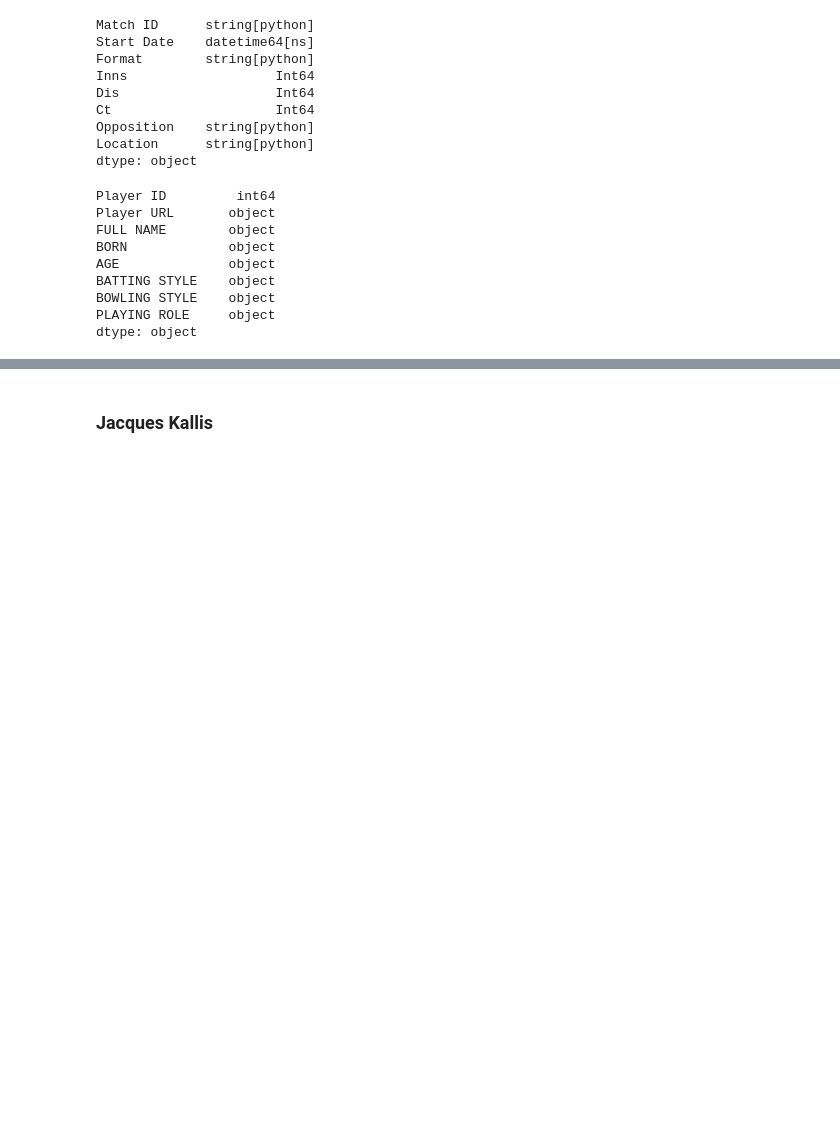
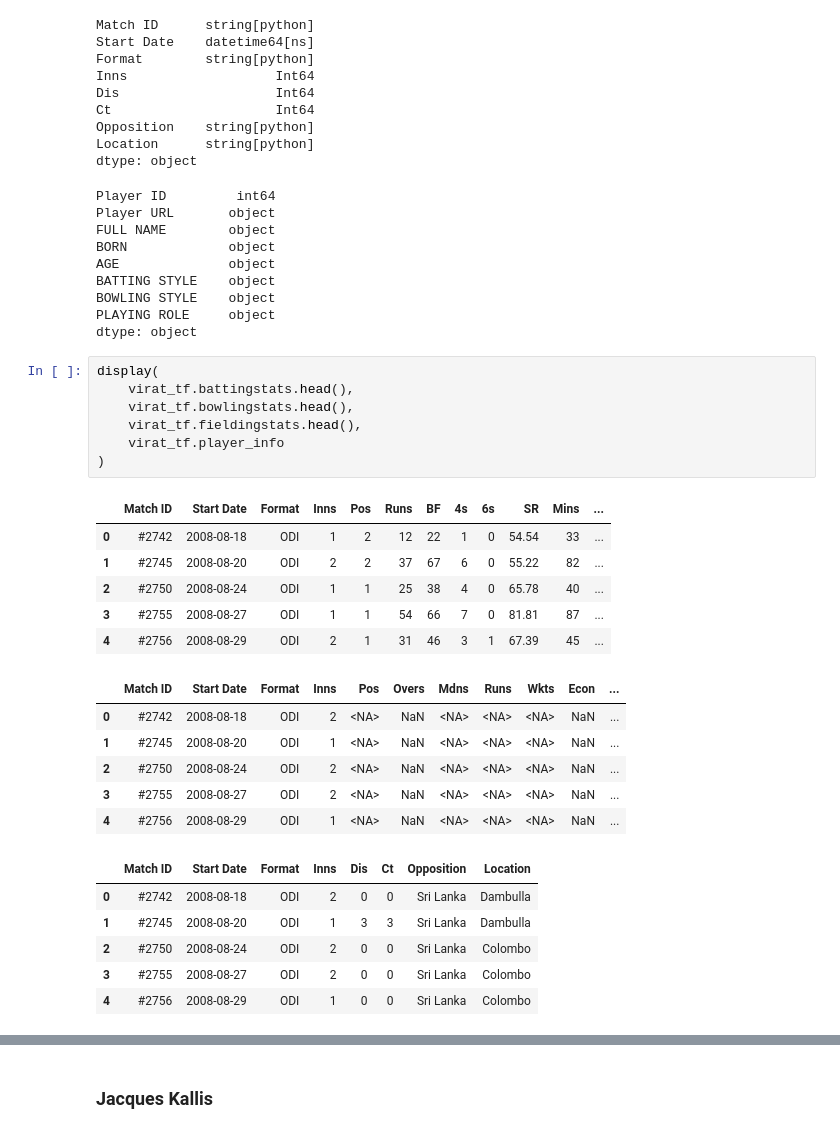
Before and after one commit to yashj1301/cricketer-stats, a Jupyter notebook: notebooks/check.ipynb, the cells around one changed output, grey strips where cells are left out. Drawn from its saved outputs; the diff is of its cells as text; blank space fills up the shorter version.

```diff
--- a/notebooks/check.ipynb
+++ b/notebooks/check.ipynb
@@ -725,3 +725,29 @@ BATTING STYLE    object
 BOWLING STYLE    object
 PLAYING ROLE     object
 dtype: object
+# %%
+display(
+    virat_tf.battingstats.head(),
+    virat_tf.bowlingstats.head(),
+    virat_tf.fieldingstats.head(),
+    virat_tf.player_info
+)
+# %% [output]
+|  | Match ID | Start Date | Format | Inns | Pos | Runs | BF | 4s | 6s | SR | Mins | ... |
+| 0 | #2742 | 2008-08-18 | ODI | 1 | 2 | 12 | 22 | 1 | 0 | 54.54 | 33 | ... |
+| 1 | #2745 | 2008-08-20 | ODI | 2 | 2 | 37 | 67 | 6 | 0 | 55.22 | 82 | ... |
+| 2 | #2750 | 2008-08-24 | ODI | 1 | 1 | 25 | 38 | 4 | 0 | 65.78 | 40 | ... |
+| 3 | #2755 | 2008-08-27 | ODI | 1 | 1 | 54 | 66 | 7 | 0 | 81.81 | 87 | ... |
+| 4 | #2756 | 2008-08-29 | ODI | 2 | 1 | 31 | 46 | 3 | 1 | 67.39 | 45 | ... |
+|  | Match ID | Start Date | Format | Inns | Pos | Overs | Mdns | Runs | Wkts | Econ | ... |
+| 0 | #2742 | 2008-08-18 | ODI | 2 | <NA> | NaN | <NA> | <NA> | <NA> | NaN | ... |
+| 1 | #2745 | 2008-08-20 | ODI | 1 | <NA> | NaN | <NA> | <NA> | <NA> | NaN | ... |
+| 2 | #2750 | 2008-08-24 | ODI | 2 | <NA> | NaN | <NA> | <NA> | <NA> | NaN | ... |
+| 3 | #2755 | 2008-08-27 | ODI | 2 | <NA> | NaN | <NA> | <NA> | <NA> | NaN | ... |
+| 4 | #2756 | 2008-08-29 | ODI | 1 | <NA> | NaN | <NA> | <NA> | <NA> | NaN | ... |
+|  | Match ID | Start Date | Format | Inns | Dis | Ct | Opposition | Location |
+| 0 | #2742 | 2008-08-18 | ODI | 2 | 0 | 0 | Sri Lanka | Dambulla |
+| 1 | #2745 | 2008-08-20 | ODI | 1 | 3 | 3 | Sri Lanka | Dambulla |
+| 2 | #2750 | 2008-08-24 | ODI | 2 | 0 | 0 | Sri Lanka | Colombo |
+| 3 | #2755 | 2008-08-27 | ODI | 2 | 0 | 0 | Sri Lanka | Colombo |
+| 4 | #2756 | 2008-08-29 | ODI | 1 | 0 | 0 | Sri Lanka | Colombo |
```
Also changed, not shown: parts of 4 cells of this notebook, 7 other files.
